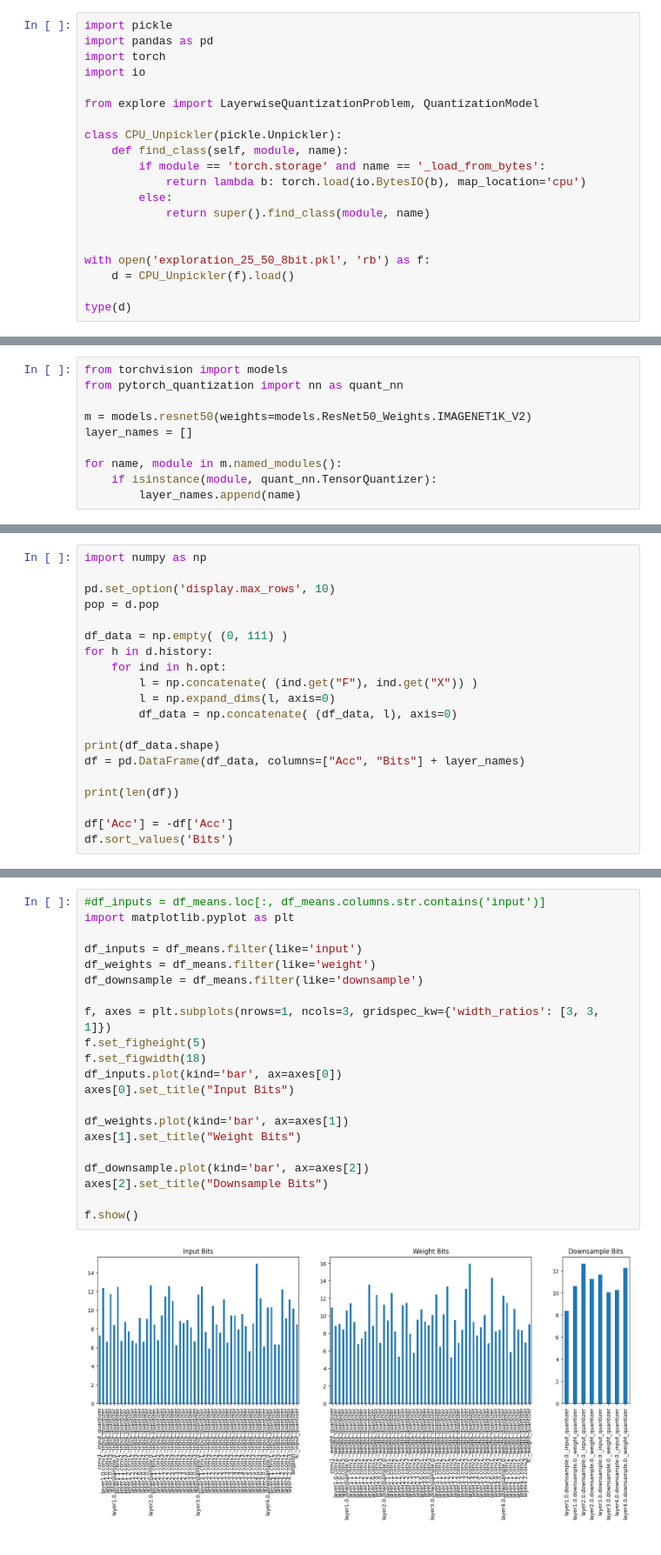
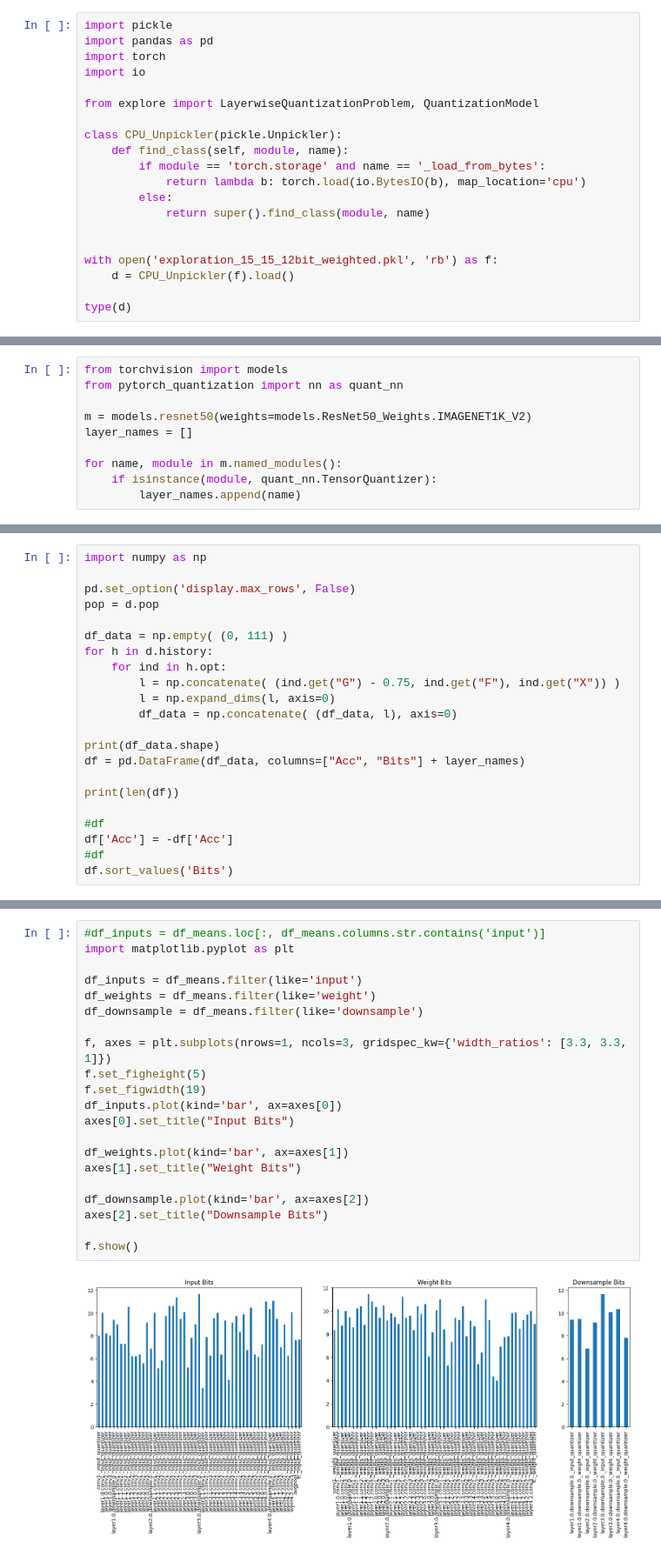
Before and after one commit to itiv-kit/dnn-model-exploration, a Jupyter notebook: simple_resnet/exploration/data_analysis.ipynb, the cells around one changed output, grey strips where cells are left out. Shown: that part at 87% size. Saved outputs shown, nothing was run; the diff lists cells and outputs as text.

```diff
--- a/simple_resnet/exploration/data_analysis.ipynb
+++ b/simple_resnet/exploration/data_analysis.ipynb
@@ -14,7 +14,7 @@ class CPU_Unpickler(pickle.Unpickler):
             return super().find_class(module, name)
 
 
-with open('exploration_25_50_8bit.pkl', 'rb') as f:
+with open('exploration_15_15_12bit_weighted.pkl', 'rb') as f:
     d = CPU_Unpickler(f).load()
 
 type(d)
@@ -33,13 +43,13 @@ for name, module in m.named_modules():
 # %%
 import numpy as np
 
-pd.set_option('display.max_rows', 10)
+pd.set_option('display.max_rows', False)
 pop = d.pop
 
 df_data = np.empty( (0, 111) )
 for h in d.history:
     for ind in h.opt:
-        l = np.concatenate( (ind.get("F"), ind.get("X")) )
+        l = np.concatenate( (ind.get("G") - 0.75, ind.get("F"), ind.get("X")) )
         l = np.expand_dims(l, axis=0)
         df_data = np.concatenate( (df_data, l), axis=0)
 
@@ -48,6 +58,8 @@ df = pd.DataFrame(df_data, columns=["Acc", "Bits"] + layer_names)
 
 print(len(df))
 
+#df
 df['Acc'] = -df['Acc']
+#df
 df.sort_values('Bits')
 # %% [output]
@@ -81,23 +116,23 @@ df_means.plot(kind='bar', figsize=(16,9))
 # %%
 #df_inputs = df_means.loc[:, df_means.columns.str.contains('input')]
 import matplotlib.pyplot as plt
 
 df_inputs = df_means.filter(like='input')
 df_weights = df_means.filter(like='weight')
 df_downsample = df_means.filter(like='downsample')
 
-f, axes = plt.subplots(nrows=1, ncols=3, gridspec_kw={'width_ratios': [3, 3, 1]})
+f, axes = plt.subplots(nrows=1, ncols=3, gridspec_kw={'width_ratios': [3.3, 3.3, 1]})
 f.set_figheight(5)
-f.set_figwidth(18)
+f.set_figwidth(19)
 df_inputs.plot(kind='bar', ax=axes[0])
 axes[0].set_title("Input Bits")
 
 df_weights.plot(kind='bar', ax=axes[1])
 axes[1].set_title("Weight Bits")
 
 df_downsample.plot(kind='bar', ax=axes[2])
 axes[2].set_title("Downsample Bits")
 
 f.show()
 # %% [output]
-[figure, old version]
+[figure, new version]
```
Also changed, not shown: parts of 4 cells of this notebook, 4 other files.
